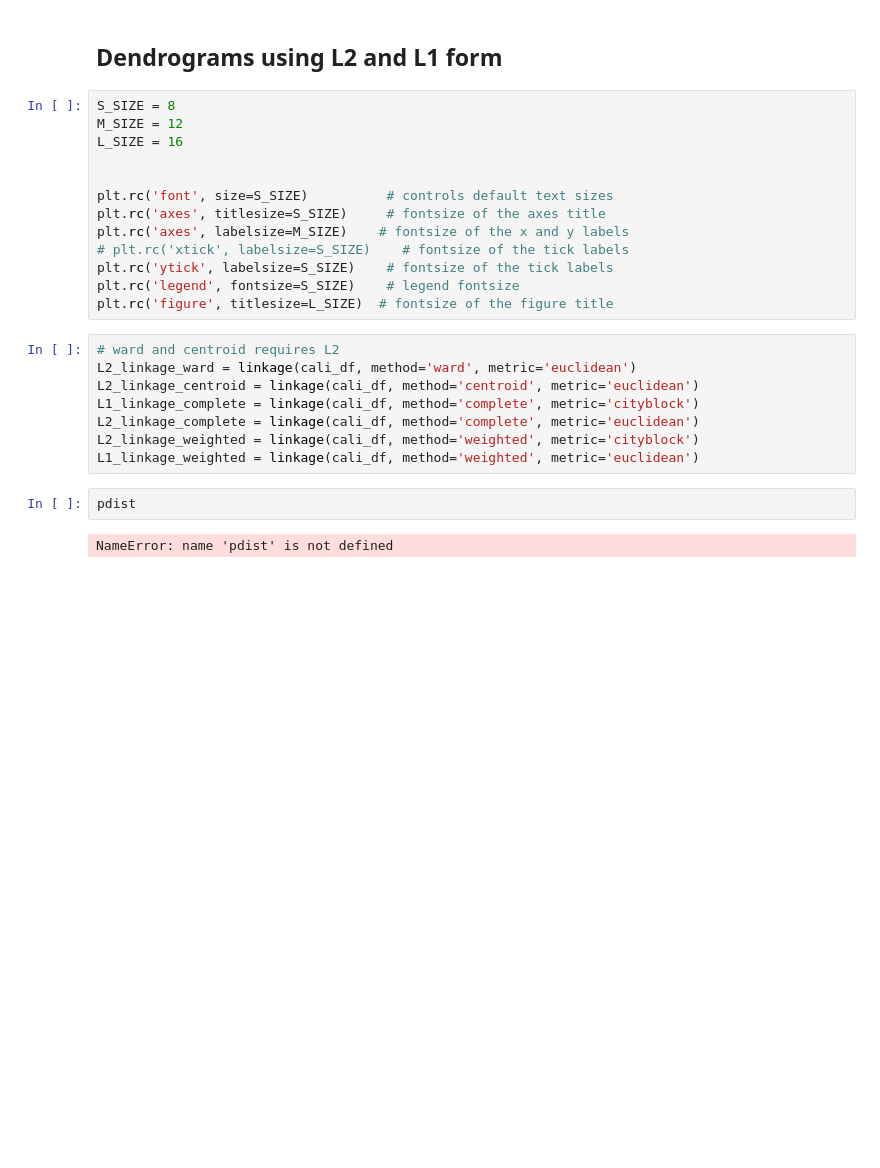
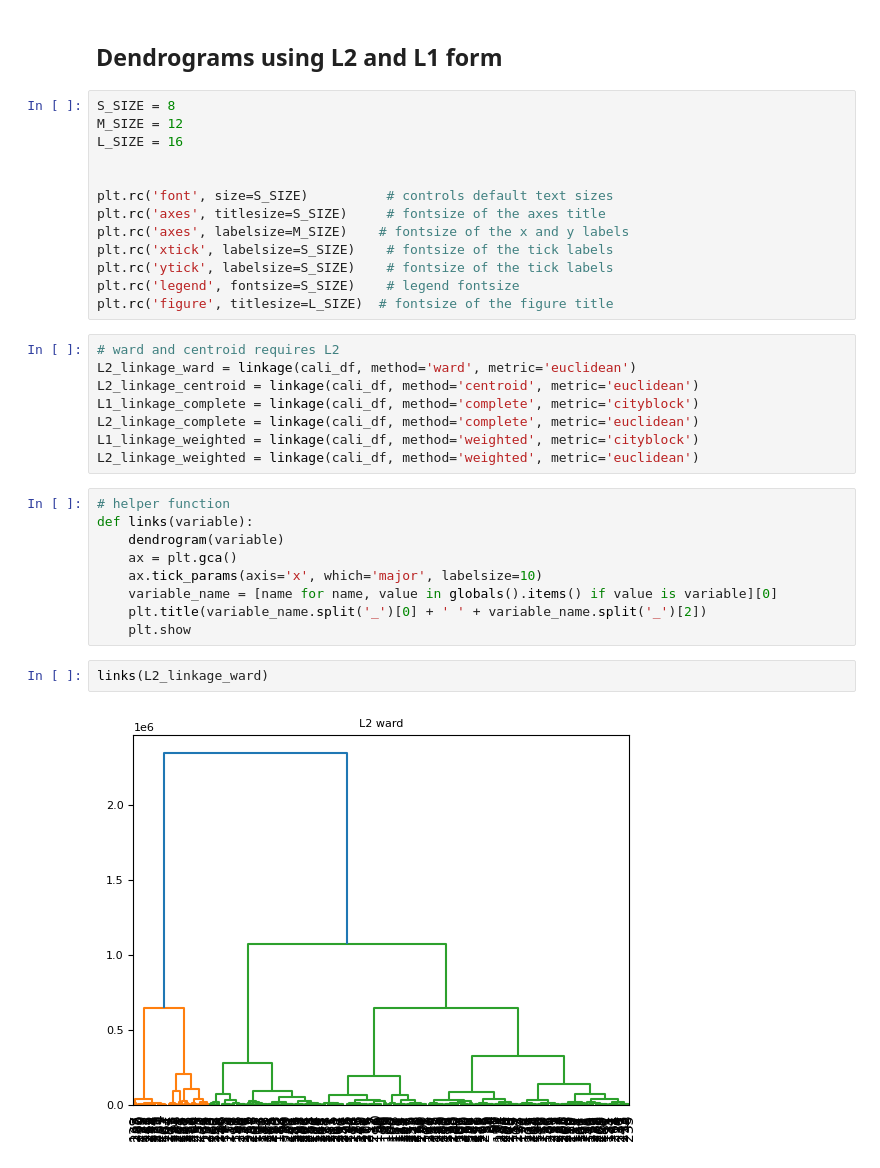
Before and after one commit to Takosaga/spring_24, a Jupyter notebook: data_mining/lab2/lab2.ipynb, the cells around one changed output. Saved outputs shown, nothing was run; the diff lists cells and outputs as text; blank space fills up the shorter version.

Commit message:
feat: dendrograms and standardization

```diff
--- a/data_mining/lab2/lab2.ipynb
+++ b/data_mining/lab2/lab2.ipynb
@@ -58,7 +61,7 @@ L_SIZE = 16
 plt.rc('font', size=S_SIZE)          # controls default text sizes
 plt.rc('axes', titlesize=S_SIZE)     # fontsize of the axes title
 plt.rc('axes', labelsize=M_SIZE)    # fontsize of the x and y labels
-# plt.rc('xtick', labelsize=S_SIZE)    # fontsize of the tick labels
+plt.rc('xtick', labelsize=S_SIZE)    # fontsize of the tick labels
 plt.rc('ytick', labelsize=S_SIZE)    # fontsize of the tick labels
 plt.rc('legend', fontsize=S_SIZE)    # legend fontsize
 plt.rc('figure', titlesize=L_SIZE)  # fontsize of the figure title
@@ -68,9 +71,18 @@ L2_linkage_ward = linkage(cali_df, method='ward', metric='euclidean')
 L2_linkage_centroid = linkage(cali_df, method='centroid', metric='euclidean')
 L1_linkage_complete = linkage(cali_df, method='complete', metric='cityblock')
 L2_linkage_complete = linkage(cali_df, method='complete', metric='euclidean')
-L2_linkage_weighted = linkage(cali_df, method='weighted', metric='cityblock')
-L1_linkage_weighted = linkage(cali_df, method='weighted', metric='euclidean')
+L1_linkage_weighted = linkage(cali_df, method='weighted', metric='cityblock')
+L2_linkage_weighted = linkage(cali_df, method='weighted', metric='euclidean')
-# %%
-pdist
-# %% [output]
-NameError: name 'pdist' is not defined
+# %%
+# helper function
+def links(variable):
+    dendrogram(variable)
+    ax = plt.gca()
+    ax.tick_params(axis='x', which='major', labelsize=10)
+    variable_name = [name for name, value in globals().items() if value is variable][0]
+    plt.title(variable_name.split('_')[0] + ' ' + variable_name.split('_')[2])
+    plt.show
+# %%
+links(L2_linkage_ward)
+# %% [output]
+[figure, added]
```
Also changed, not shown: parts of 15 cells of this notebook.
